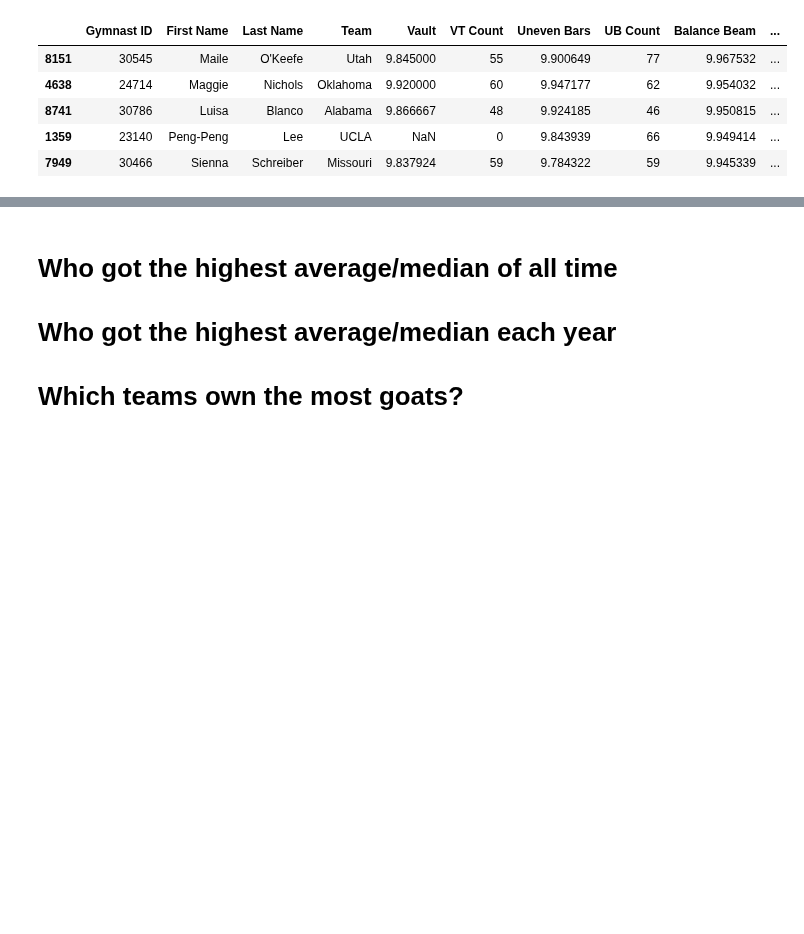
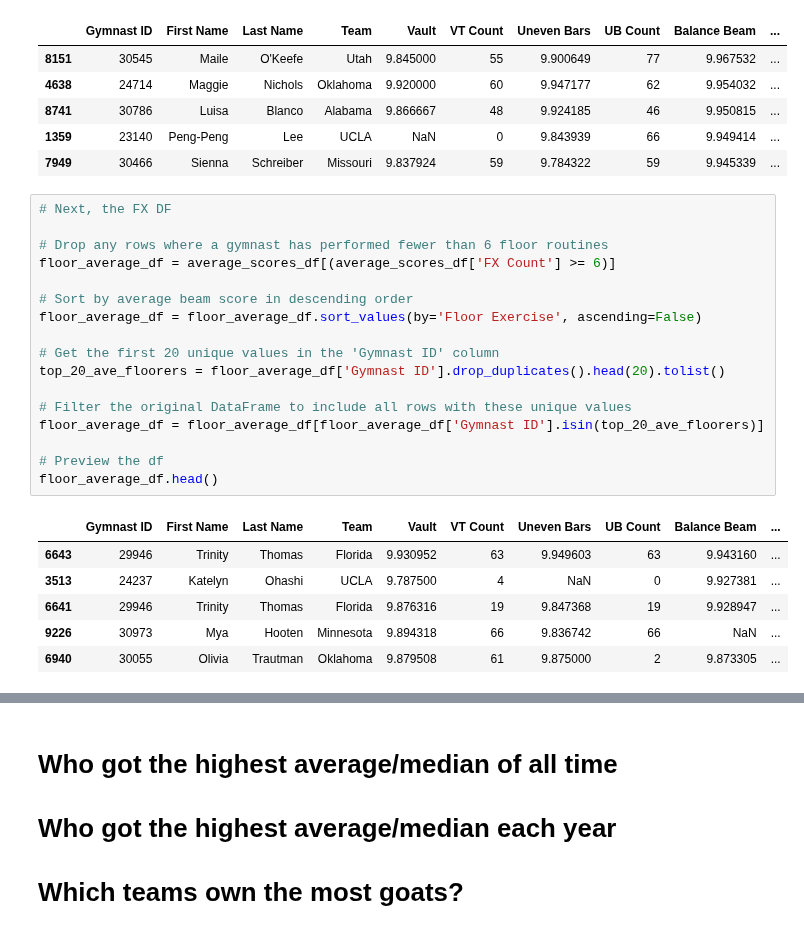
Before and after one commit to LSE-ME204/me204-2024-project-jesatuts2, a Jupyter notebook: notebooks/NB03-EDA-and-Dataviz.ipynb, the cells around one changed output, grey strips where cells are left out. Saved outputs shown, nothing was run; the diff lists cells and outputs as text; blank space fills up the shorter version.

```diff
--- a/notebooks/NB03-EDA-and-Dataviz.ipynb
+++ b/notebooks/NB03-EDA-and-Dataviz.ipynb
@@ -868,3 +868,27 @@ beam_average_df.head()
 | 8741 | 30786 | Luisa | Blanco | Alabama | 9.866667 | 48 | 9.924185 | 46 | 9.950815 | ... |
 | 1359 | 23140 | Peng-Peng | Lee | UCLA | NaN | 0 | 9.843939 | 66 | 9.949414 | ... |
 | 7949 | 30466 | Sienna | Schreiber | Missouri | 9.837924 | 59 | 9.784322 | 59 | 9.945339 | ... |
+# %%
+# Next, the FX DF
+
+# Drop any rows where a gymnast has performed fewer than 6 floor routines
+floor_average_df = average_scores_df[(average_scores_df['FX Count'] >= 6)]
+
+# Sort by average beam score in descending order
+floor_average_df = floor_average_df.sort_values(by='Floor Exercise', ascending=False)
+
+# Get the first 20 unique values in the 'Gymnast ID' column
+top_20_ave_floorers = floor_average_df['Gymnast ID'].drop_duplicates().head(20).tolist()
+
+# Filter the original DataFrame to include all rows with these unique values
+floor_average_df = floor_average_df[floor_average_df['Gymnast ID'].isin(top_20_ave_floorers)]
+
+# Preview the df
+floor_average_df.head()
+# %% [output]
+|  | Gymnast ID | First Name | Last Name | Team | Vault | VT Count | Uneven Bars | UB Count | Balance Beam | ... |
+| 6643 | 29946 | Trinity | Thomas | Florida | 9.930952 | 63 | 9.949603 | 63 | 9.943160 | ... |
+| 3513 | 24237 | Katelyn | Ohashi | UCLA | 9.787500 | 4 | NaN | 0 | 9.927381 | ... |
+| 6641 | 29946 | Trinity | Thomas | Florida | 9.876316 | 19 | 9.847368 | 19 | 9.928947 | ... |
+| 9226 | 30973 | Mya | Hooten | Minnesota | 9.894318 | 66 | 9.836742 | 66 | NaN | ... |
+| 6940 | 30055 | Olivia | Trautman | Oklahoma | 9.879508 | 61 | 9.875000 | 2 | 9.873305 | ... |
```
Also changed, not shown: parts of 1 cell of this notebook, 1 other file.
